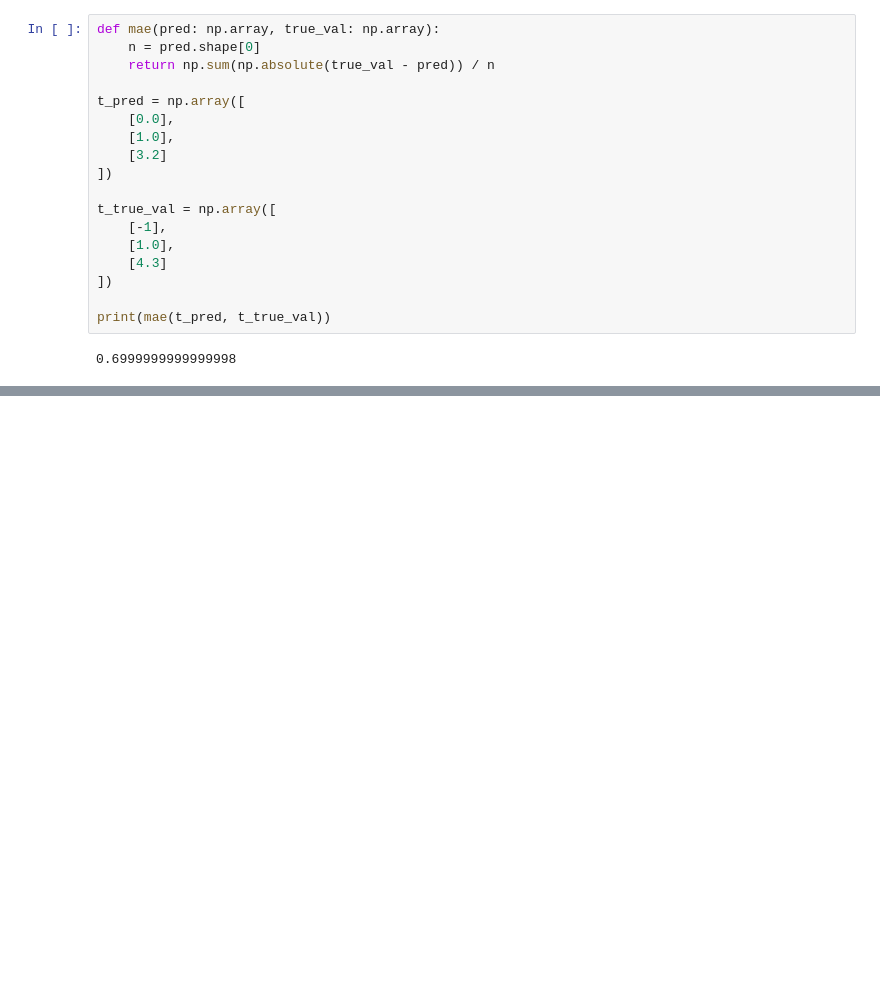
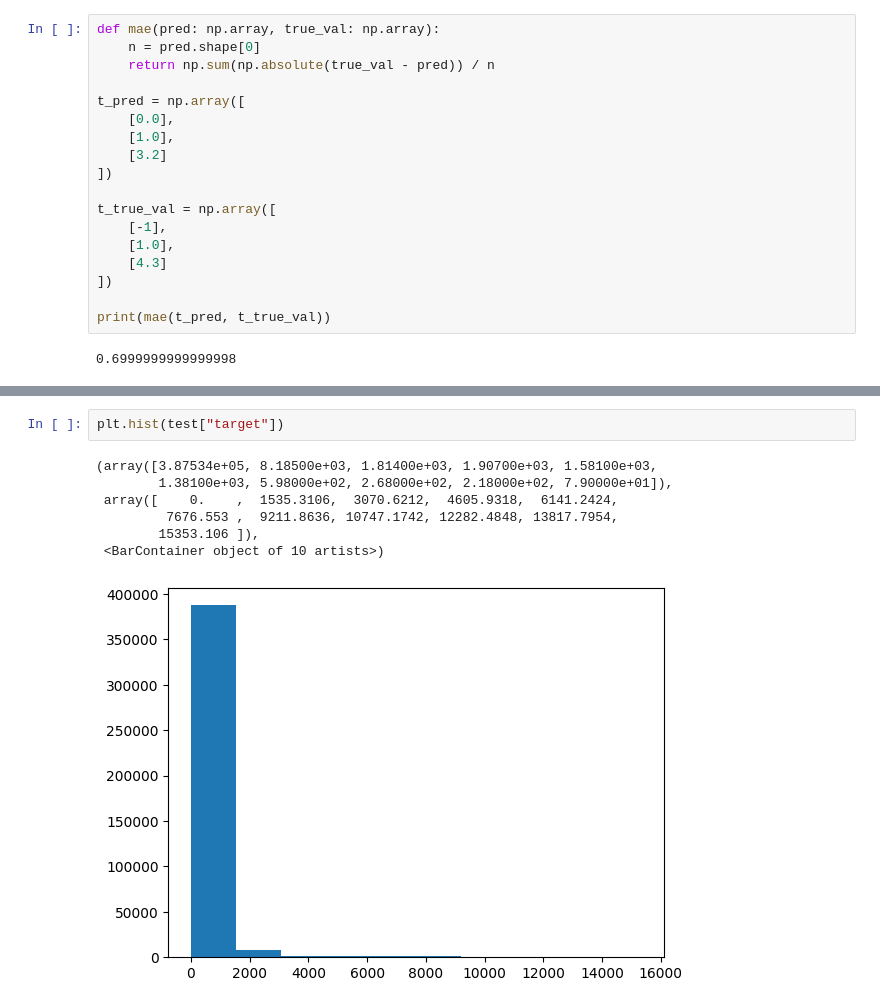
Before and after one commit to AnakinP0/Enefit_Kaggle, a Jupyter notebook: baseline.ipynb, the cells around one changed output, grey strips where cells are left out. Cells and saved outputs as stored; diff of their text form; blank space fills up the shorter version.

```diff
--- a/baseline.ipynb
+++ b/baseline.ipynb
@@ -262,0 +339,10 @@ print(mae(pred, true_val))
+# %%
+plt.hist(test["target"])
+# %% [output]
+(array([3.87534e+05, 8.18500e+03, 1.81400e+03, 1.90700e+03, 1.58100e+03,
+        1.38100e+03, 5.98000e+02, 2.68000e+02, 2.18000e+02, 7.90000e+01]),
+ array([    0.    ,  1535.3106,  3070.6212,  4605.9318,  6141.2424,
+         7676.553 ,  9211.8636, 10747.1742, 12282.4848, 13817.7954,
+        15353.106 ]),
+ <BarContainer object of 10 artists>)
+[figure, added]
```
Also changed, not shown: parts of 24 cells of this notebook.
